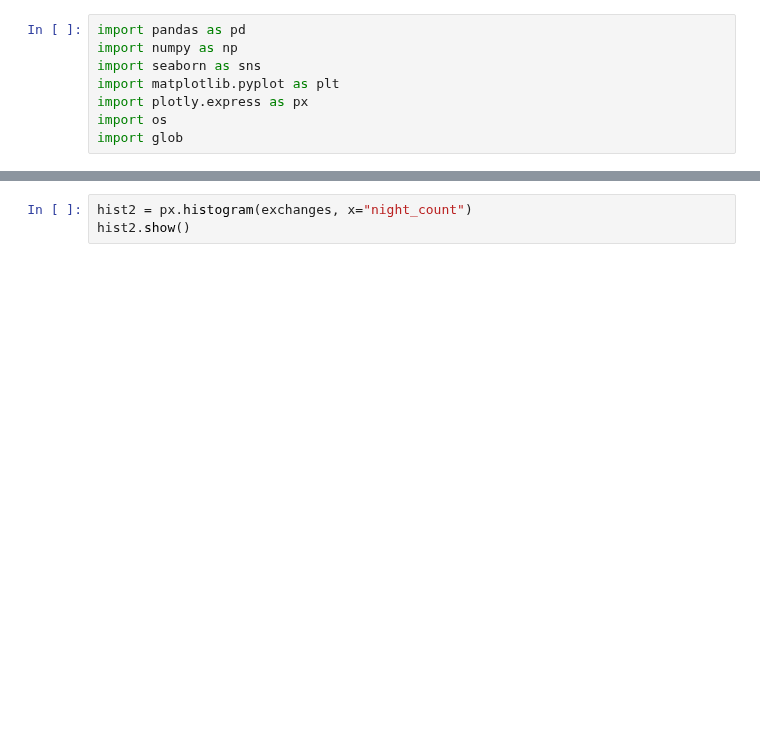
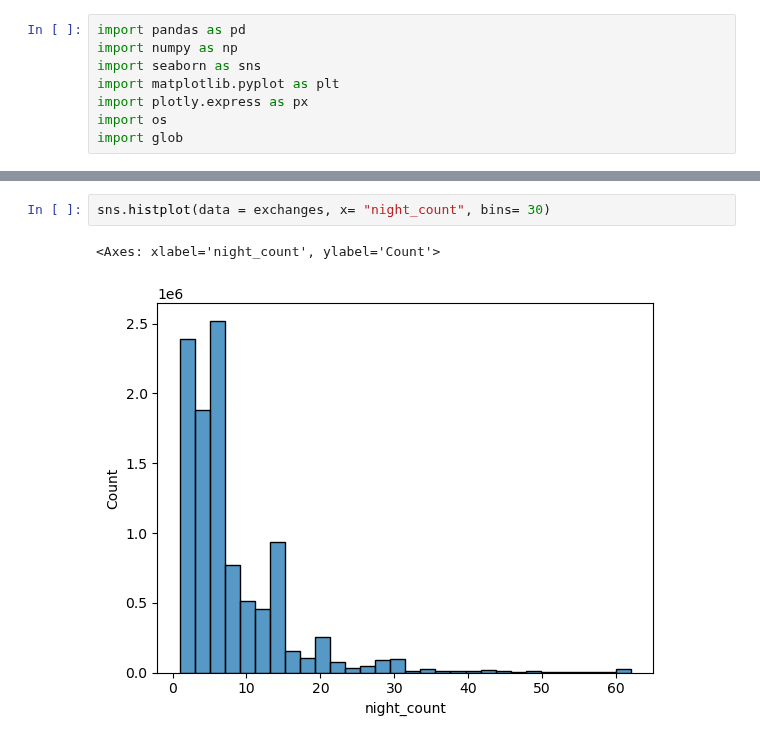
Before and after one commit to Lorenadn/HomeExchange, a Jupyter notebook: notebooks/HomeExchange-Exchanges-Exploration.ipynb, the cells around one changed output, grey strips where cells are left out. Cells and saved outputs as stored; diff of their text form; blank space fills up the shorter version.

```diff
--- a/notebooks/HomeExchange-Exchanges-Exploration.ipynb
+++ b/notebooks/HomeExchange-Exchanges-Exploration.ipynb
@@ -17,4 +44,6 @@ hist1.show()
 # %%
-hist2 = px.histogram(exchanges, x="night_count")
-hist2.show()
+sns.histplot(data = exchanges, x= "night_count", bins= 30)
+# %% [output]
+<Axes: xlabel='night_count', ylabel='Count'>
+[figure, added]
 # %%
```
Also changed, not shown: parts of 13 cells of this notebook.
